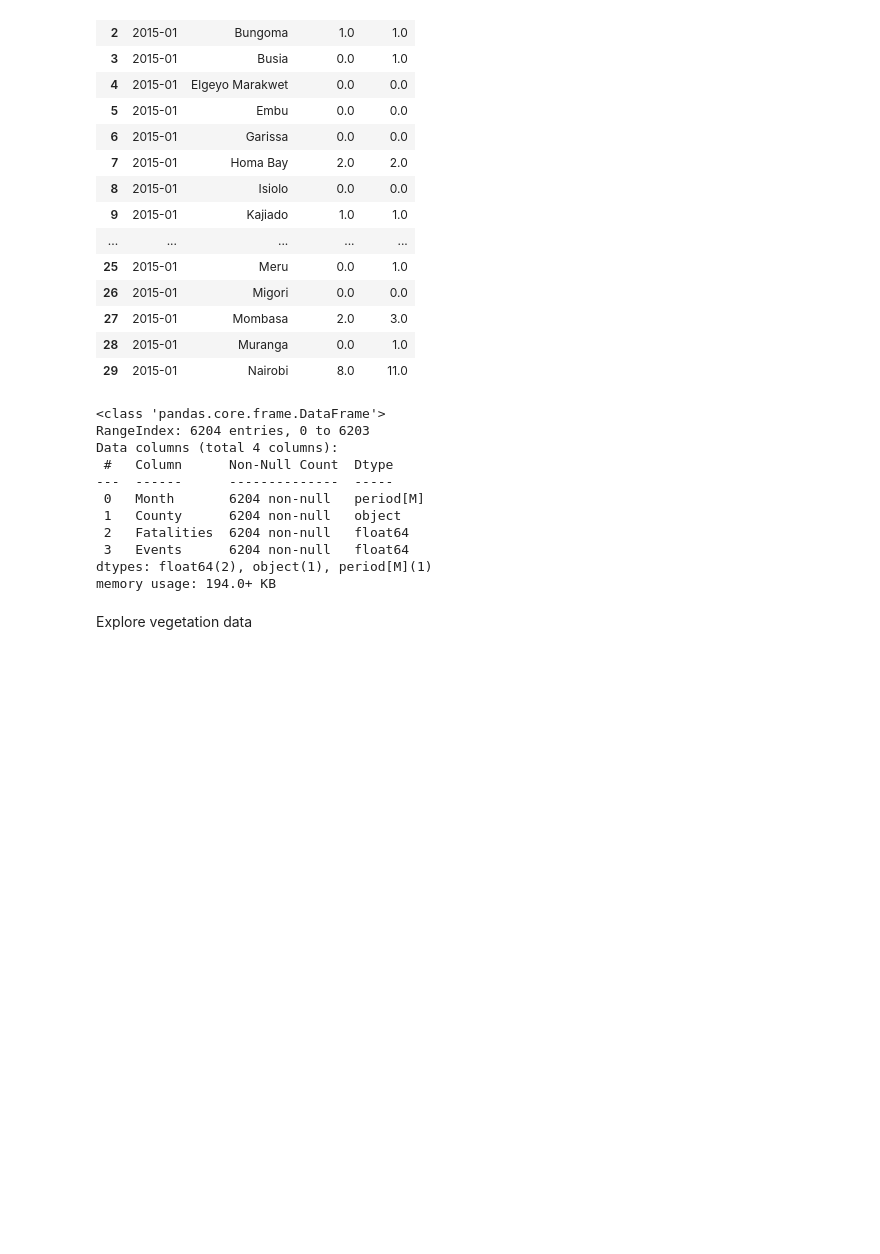
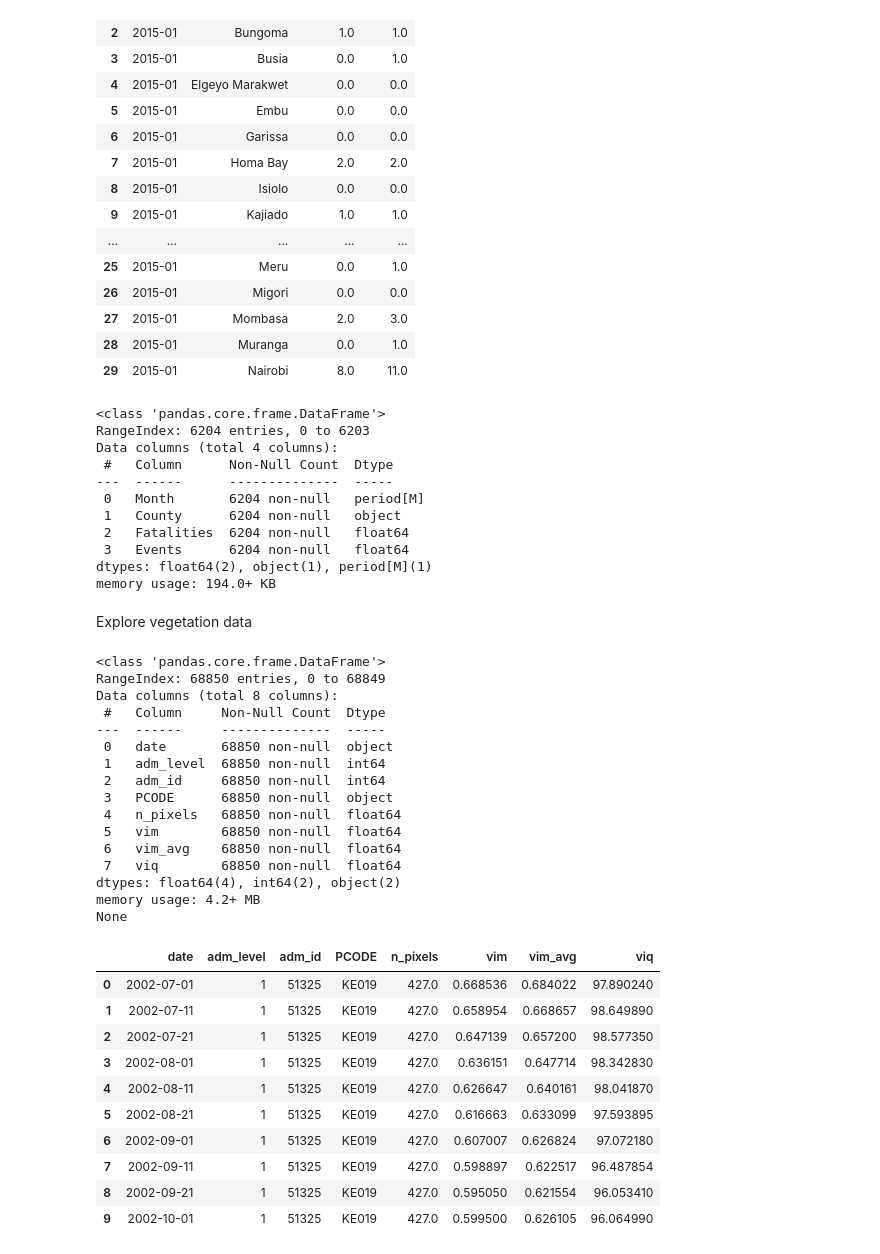
Before and after one commit to MrDenzy/PHASE-5-PROJECT---PREDICTING-FOOD-INSECURITY, a Jupyter notebook: notebooks/data_explore.ipynb, the cells around one changed output. Saved outputs shown, nothing was run; the diff lists cells and outputs as text; code cells hidden in the pictures; blank space fills up the shorter version.

```diff
--- a/notebooks/data_explore.ipynb
+++ b/notebooks/data_explore.ipynb
@@ -1447,3 +1447,35 @@ memory usage: 194.0+ KB
 # df_c.to_csv('./data/cleaned_conflicts.csv',index=False)
 # %% [markdown]
 Explore vegetation data
+# %%
+ndvi = pd.read_csv('./data/ken-ndvi-subnat-full.csv')
+print(ndvi.info())
+ndvi.head(10)
+# %% [output]
+<class 'pandas.core.frame.DataFrame'>
+RangeIndex: 68850 entries, 0 to 68849
+Data columns (total 8 columns):
+ #   Column     Non-Null Count  Dtype
+---  ------     --------------  -----
+ 0   date       68850 non-null  object
+ 1   adm_level  68850 non-null  int64
+ 2   adm_id     68850 non-null  int64
+ 3   PCODE      68850 non-null  object
+ 4   n_pixels   68850 non-null  float64
+ 5   vim        68850 non-null  float64
+ 6   vim_avg    68850 non-null  float64
+ 7   viq        68850 non-null  float64
+dtypes: float64(4), int64(2), object(2)
+memory usage: 4.2+ MB
+None
+|  | date | adm_level | adm_id | PCODE | n_pixels | vim | vim_avg | viq |
+| 0 | 2002-07-01 | 1 | 51325 | KE019 | 427.0 | 0.668536 | 0.684022 | 97.890240 |
+| 1 | 2002-07-11 | 1 | 51325 | KE019 | 427.0 | 0.658954 | 0.668657 | 98.649890 |
+| 2 | 2002-07-21 | 1 | 51325 | KE019 | 427.0 | 0.647139 | 0.657200 | 98.577350 |
+| 3 | 2002-08-01 | 1 | 51325 | KE019 | 427.0 | 0.636151 | 0.647714 | 98.342830 |
+| 4 | 2002-08-11 | 1 | 51325 | KE019 | 427.0 | 0.626647 | 0.640161 | 98.041870 |
+| 5 | 2002-08-21 | 1 | 51325 | KE019 | 427.0 | 0.616663 | 0.633099 | 97.593895 |
+| 6 | 2002-09-01 | 1 | 51325 | KE019 | 427.0 | 0.607007 | 0.626824 | 97.072180 |
+| 7 | 2002-09-11 | 1 | 51325 | KE019 | 427.0 | 0.598897 | 0.622517 | 96.487854 |
+| 8 | 2002-09-21 | 1 | 51325 | KE019 | 427.0 | 0.595050 | 0.621554 | 96.053410 |
+| 9 | 2002-10-01 | 1 | 51325 | KE019 | 427.0 | 0.599500 | 0.626105 | 96.064990 |
```
Also changed, not shown: parts of 6 cells of this notebook, 3 other files.
